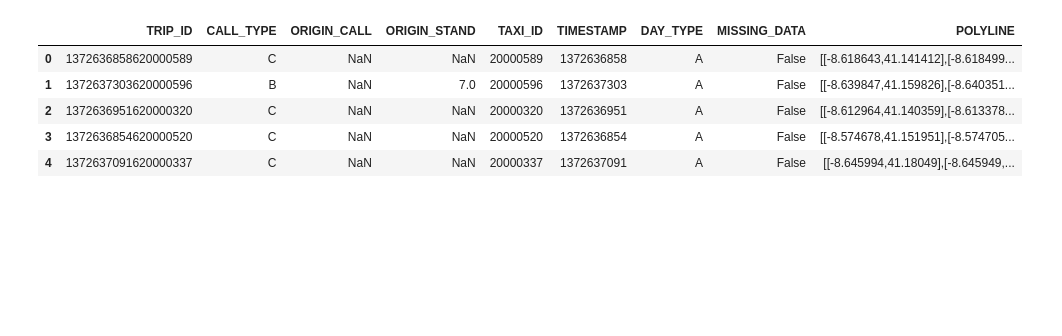
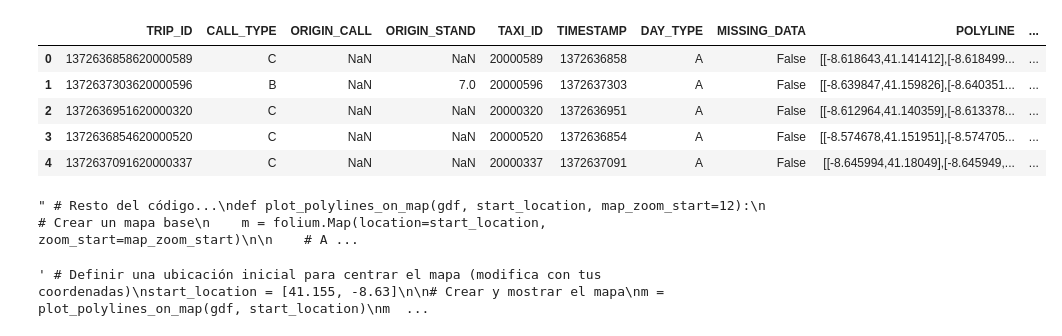
Before and after one commit to agd1017/TFG_TRACLUS, a Jupyter notebook: app/src/TRACLUS.ipynb, the cells around one changed output. Saved outputs shown, nothing was run; the diff lists cells and outputs as text; code cells hidden in the pictures; blank space fills up the shorter version.

```diff
--- a/app/src/TRACLUS.ipynb
+++ b/app/src/TRACLUS.ipynb
@@ -14,10 +4,0 @@ def load_data(fname):
-# %%
-df = load_data("../train_data/taxis_trajectory/train.csv")
-df.head()
-# %% [output]
-|  | TRIP_ID | CALL_TYPE | ORIGIN_CALL | ORIGIN_STAND | TAXI_ID | TIMESTAMP | DAY_TYPE | MISSING_DATA | POLYLINE |
-| 0 | 1372636858620000589 | C | NaN | NaN | 20000589 | 1372636858 | A | False | [[-8.618643,41.141412],[-8.618499... |
-| 1 | 1372637303620000596 | B | NaN | 7.0 | 20000596 | 1372637303 | A | False | [[-8.639847,41.159826],[-8.640351... |
-| 2 | 1372636951620000320 | C | NaN | NaN | 20000320 | 1372636951 | A | False | [[-8.612964,41.140359],[-8.613378... |
-| 3 | 1372636854620000520 | C | NaN | NaN | 20000520 | 1372636854 | A | False | [[-8.574678,41.151951],[-8.574705... |
-| 4 | 1372637091620000337 | C | NaN | NaN | 20000337 | 1372637091 | A | False | [[-8.645994,41.18049],[-8.645949,... |
@@ -23,0 +23,68 @@ df.head()
+# %%
+# Variables globales
+latitud = 41.155
+longitud = -8.63
+zoom = 13
+nrows = 100000
+# Ruta del archivo CSV
+filename = "../train_data/taxis_trajectory/train.csv"
+# %%
+def load_and_simplify_data(filename, rows, tolerance=0.001):
+    # Cargar datos
+    df = pd.read_csv(filename, nrows=rows, sep=",", low_memory=False)
+
+    # Filtrar polilíneas vacías o con un solo punto
+    def create_line(x):
+        points = json.loads(x)
+        if len(points) > 1:
+            return LineString(points)
+        return None
+
+    df['geometry'] = df['POLYLINE'].apply(create_line)
+
+    # Eliminar filas con geometrías nulas
+    df = df[df['geometry'].notnull()]
+
+    # Convertir a Geopandas DataFrame
+    gdf = gpd.GeoDataFrame(df, geometry='geometry')
+
+    # Simplificar las geometrías
+    gdf['geometry'] = gdf['geometry'].simplify(tolerance)
+
+    return gdf
+# %%
+# Cargar y simplificar datos
+gdf = load_and_simplify_data(filename, nrows)
+gdf.head()
+# %% [output]
+|  | TRIP_ID | CALL_TYPE | ORIGIN_CALL | ORIGIN_STAND | TAXI_ID | TIMESTAMP | DAY_TYPE | MISSING_DATA | POLYLINE | ... |
+| 0 | 1372636858620000589 | C | NaN | NaN | 20000589 | 1372636858 | A | False | [[-8.618643,41.141412],[-8.618499... | ... |
+| 1 | 1372637303620000596 | B | NaN | 7.0 | 20000596 | 1372637303 | A | False | [[-8.639847,41.159826],[-8.640351... | ... |
+| 2 | 1372636951620000320 | C | NaN | NaN | 20000320 | 1372636951 | A | False | [[-8.612964,41.140359],[-8.613378... | ... |
+| 3 | 1372636854620000520 | C | NaN | NaN | 20000520 | 1372636854 | A | False | [[-8.574678,41.151951],[-8.574705... | ... |
+| 4 | 1372637091620000337 | C | NaN | NaN | 20000337 | 1372637091 | A | False | [[-8.645994,41.18049],[-8.645949,... | ... |
+# %%
+""" # Resto del código...
+def plot_polylines_on_map(gdf, start_location, map_zoom_start=12):
+    # Crear un mapa base
+    m = folium.Map(location=start_location, zoom_start=map_zoom_start)
+
+    # Añadir las polilíneas al mapa
+    for _, row in gdf.iterrows():
+        polyline = row['geometry'].coords[:]
+        folium.PolyLine(polyline, color='blue', weight=2.5, opacity=1).add_to(m)
+
+    return m """
+# %% [output]
+" # Resto del código...\ndef plot_polylines_on_map(gdf, start_location, map_zoom_start=12):\n    # Crear un mapa base\n    m = folium.Map(location=start_location, zoom_start=map_zoom_start)\n\n    # A ...
+# %%
+# Prueva mapa segmetado con columna adicional
+
+""" # Definir una ubicación inicial para centrar el mapa (modifica con tus coordenadas)
+start_location = [41.155, -8.63]
+
+# Crear y mostrar el mapa
+m = plot_polylines_on_map(gdf, start_location)
+m """
+# %% [output]
+' # Definir una ubicación inicial para centrar el mapa (modifica con tus coordenadas)\nstart_location = [41.155, -8.63]\n\n# Crear y mostrar el mapa\nm = plot_polylines_on_map(gdf, start_location)\nm  ...
```
Also changed, not shown: parts of 9 cells of this notebook, 1 other file.
